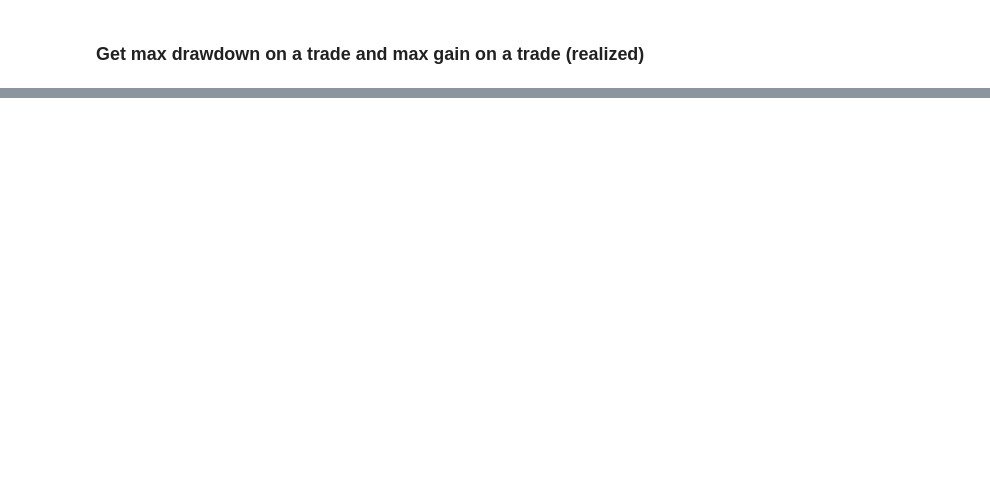
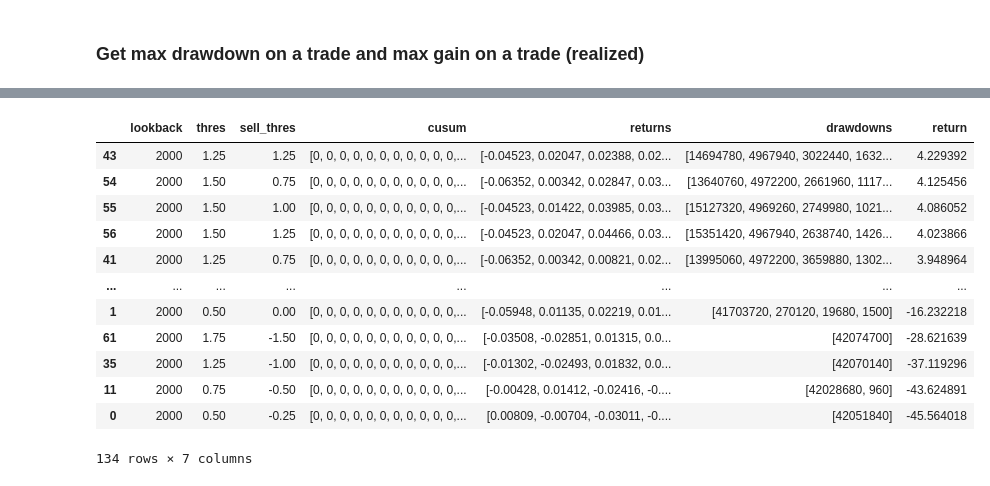
Before and after one commit to sunnymnie/crypto-printer, a Jupyter notebook: research/result-explorer.ipynb, the cells around one changed output, grey strips where cells are left out. Cells and saved outputs as stored; diff of their text form; code cells hidden in the pictures; blank space fills up the shorter version.

```diff
--- a/research/result-explorer.ipynb
+++ b/research/result-explorer.ipynb
@@ -118,0 +153,16 @@ min(result.returns), max(result.returns)
+# %%
+df.sort_values("return", ascending=False)
+# %% [output]
+|  | lookback | thres | sell_thres | cusum | returns | drawdowns | return |
+| 43 | 2000 | 1.25 | 1.25 | [0, 0, 0, 0, 0, 0, 0, 0, 0, 0, 0,... | [-0.04523, 0.02047, 0.02388, 0.02... | [14694780, 4967940, 3022440, 1632... | 4.229392 |
+| 54 | 2000 | 1.50 | 0.75 | [0, 0, 0, 0, 0, 0, 0, 0, 0, 0, 0,... | [-0.06352, 0.00342, 0.02847, 0.03... | [13640760, 4972200, 2661960, 1117... | 4.125456 |
+| 55 | 2000 | 1.50 | 1.00 | [0, 0, 0, 0, 0, 0, 0, 0, 0, 0, 0,... | [-0.04523, 0.01422, 0.03985, 0.03... | [15127320, 4969260, 2749980, 1021... | 4.086052 |
+| 56 | 2000 | 1.50 | 1.25 | [0, 0, 0, 0, 0, 0, 0, 0, 0, 0, 0,... | [-0.04523, 0.02047, 0.04466, 0.03... | [15351420, 4967940, 2638740, 1426... | 4.023866 |
+| 41 | 2000 | 1.25 | 0.75 | [0, 0, 0, 0, 0, 0, 0, 0, 0, 0, 0,... | [-0.06352, 0.00342, 0.00821, 0.02... | [13995060, 4972200, 3659880, 1302... | 3.948964 |
+| ... | ... | ... | ... | ... | ... | ... | ... |
+| 1 | 2000 | 0.50 | 0.00 | [0, 0, 0, 0, 0, 0, 0, 0, 0, 0, 0,... | [-0.05948, 0.01135, 0.02219, 0.01... | [41703720, 270120, 19680, 1500] | -16.232218 |
+| 61 | 2000 | 1.75 | -1.50 | [0, 0, 0, 0, 0, 0, 0, 0, 0, 0, 0,... | [-0.03508, -0.02851, 0.01315, 0.0... | [42074700] | -28.621639 |
+| 35 | 2000 | 1.25 | -1.00 | [0, 0, 0, 0, 0, 0, 0, 0, 0, 0, 0,... | [-0.01302, -0.02493, 0.01832, 0.0... | [42070140] | -37.119296 |
+| 11 | 2000 | 0.75 | -0.50 | [0, 0, 0, 0, 0, 0, 0, 0, 0, 0, 0,... | [-0.00428, 0.01412, -0.02416, -0.... | [42028680, 960] | -43.624891 |
+| 0 | 2000 | 0.50 | -0.25 | [0, 0, 0, 0, 0, 0, 0, 0, 0, 0, 0,... | [0.00809, -0.00704, -0.03011, -0.... | [42051840] | -45.564018 |
+134 rows × 7 columns
```
Also changed, not shown: parts of 13 cells of this notebook, 2 other files.
